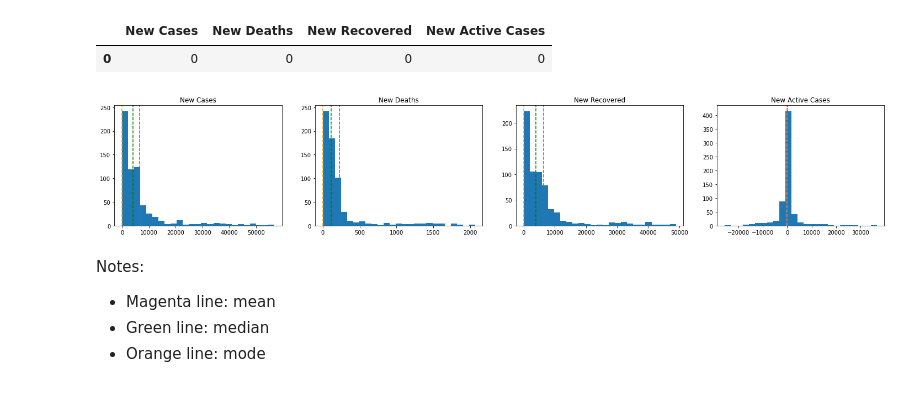
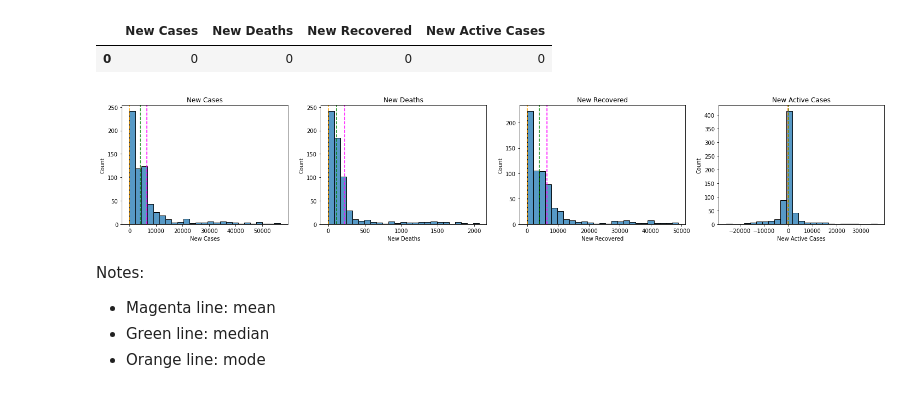
Before and after one commit to NikkiSatmaka/ftds_learning_journal, a Jupyter notebook: phase_0/week_3/h8dsft_Descriptive.ipynb, the cells around one changed output. Cells and saved outputs as stored; diff of their text form; code cells hidden in the pictures.

```diff
--- a/phase_0/week_3/h8dsft_Descriptive.ipynb
+++ b/phase_0/week_3/h8dsft_Descriptive.ipynb
@@ -84,0 +93,3 @@ dtype: int64
+# %%
+df = df.dropna(axis=1)
+df.head()
@@ -195,0 +123,6 @@ No more missing values
+# %%
+df_idn = df[df['Location Level'] == 'Country'].sort_values(by='Date').reset_index(drop=True)
+df_provs = df[df['Location Level'] == 'Province'].sort_values(by=['Location ISO Code', 'Date']).reset_index(drop=True)
+
+print(df_idn.shape)
+print(df_provs.shape)
@@ -215,5 +174,5 @@ Seems like there are 4 categories of data for daily, which are
 # %%
-col_daily = df_IDN.columns[2:6]
+col_daily = df_idn.columns[3:7]
 col_daily
 # %% [output]
 Index(['New Cases', 'New Deaths', 'New Recovered', 'New Active Cases'], dtype='object')
@@ -256,15 +257,16 @@ df_IDN[col_daily].mode()
 # %%
 fig, ax = plt.subplots(ncols=4, figsize=(25, 4))
 for i, col in enumerate(col_daily):
-    ax[i].hist(df_IDN[col], bins=25)
+    # ax[i].hist(df_idn[col], bins=25)
+    sns.histplot(df_idn[col], bins=25, ax=ax[i])
     ax[i].set_title(col)
-    ax[i].axvline(df_IDN[col].mean(), color='magenta', linestyle='dashed')
-    ax[i].axvline(df_IDN[col].median(), color='green', linestyle='dashed')
-    ax[i].axvline(df_IDN[col].mode().iloc[0], color='orange', linestyle='dashed')
+    ax[i].axvline(df_idn[col].mean(), color='magenta', linestyle='dashed')
+    ax[i].axvline(df_idn[col].median(), color='green', linestyle='dashed')
+    ax[i].axvline(df_idn[col].mode().iloc[0], color='orange', linestyle='dashed')
 
 plt.show()
 # %% [output]
-[figure, old version]
+[figure, new version]
 # %% [markdown]
 Notes:
 - Magenta line: mean
```
Also changed, not shown: parts of 53 cells of this notebook, 1 other file.
